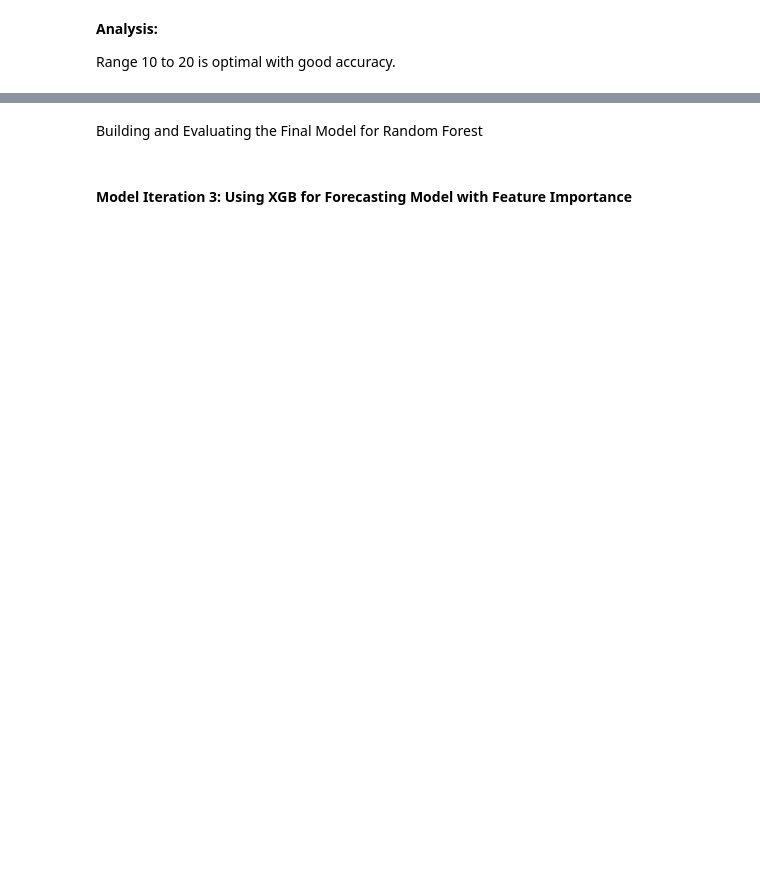
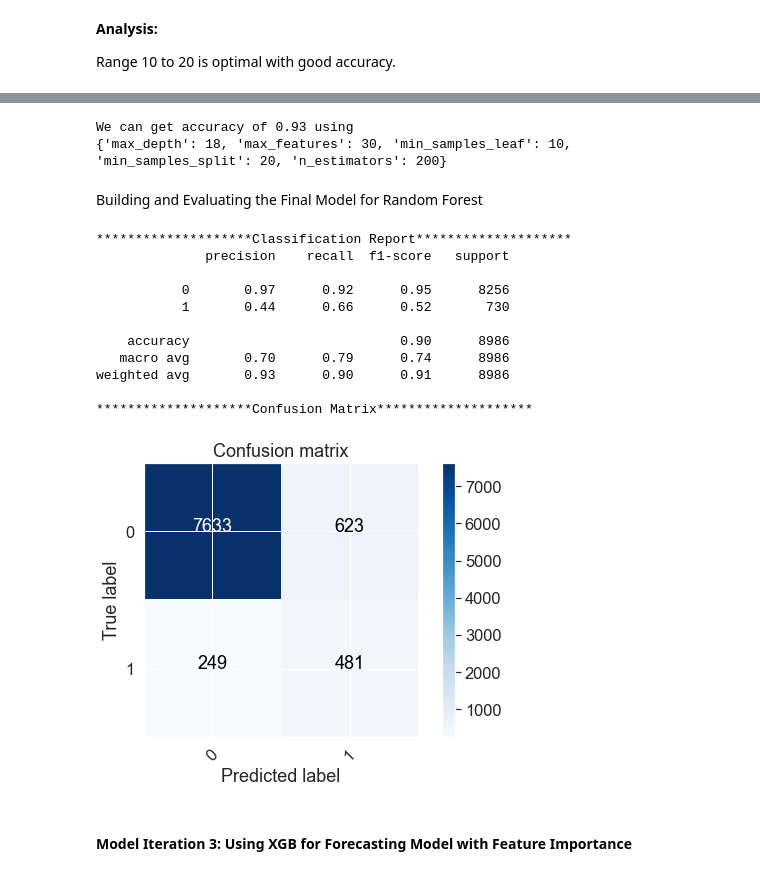
Before and after one commit to rramchan12/Telecom-Churn-CaseStudy, a Jupyter notebook: Telecom Churn Case Study.ipynb, the cells around one changed output, grey strips where cells are left out. Drawn from its saved outputs; the diff is of its cells as text; code cells hidden in the pictures; blank space fills up the shorter version.

```diff
--- a/Telecom Churn Case Study.ipynb
+++ b/Telecom Churn Case Study.ipynb
@@ -1034,18 +1515,33 @@ rf_grid_search.fit(X_train_pca, y_tr)
 # %%
-print("We can get accuracy of {} using {}".format(round(grid_search.best_score_,2),rf_grid_search.best_params_))
-print("The accuracy with Random Forest classifier is {}".format(round(grid_search.best_score_,2)))
+print("We can get accuracy of {} using \n{}".format(round(rf_grid_search.best_score_,2),rf_grid_search.best_params_))
+# %% [output]
+We can get accuracy of 0.93 using
+{'max_depth': 18, 'max_features': 30, 'min_samples_leaf': 10, 'min_samples_split': 20, 'n_estimators': 200}
 # %% [markdown]
 Building and Evaluating the Final Model for Random Forest
 # %%
 rfc = RandomForestClassifier(max_depth=18,
-                             max_features=40,
+                             max_features=30,
                              min_samples_leaf=10,
                              min_samples_split=20,
                              n_estimators=200,
                              n_jobs = -1)
 #Call model fit with validate set
 
 model_fit(rfc,X_train_pca, y_tr, X_test_pca, df_test[response] ,True)
+# %% [output]
+********************Classification Report********************
+              precision    recall  f1-score   support
+
+           0       0.97      0.92      0.95      8256
+           1       0.44      0.66      0.52       730
+
+    accuracy                           0.90      8986
+   macro avg       0.70      0.79      0.74      8986
+weighted avg       0.93      0.90      0.91      8986
+
+********************Confusion Matrix********************
+[figure, added]
 # %% [markdown]
 #### Model Iteration 3: Using XGB for Forecasting Model with Feature Importance ####
 # %%
```
Also changed, not shown: parts of 94 cells of this notebook.
